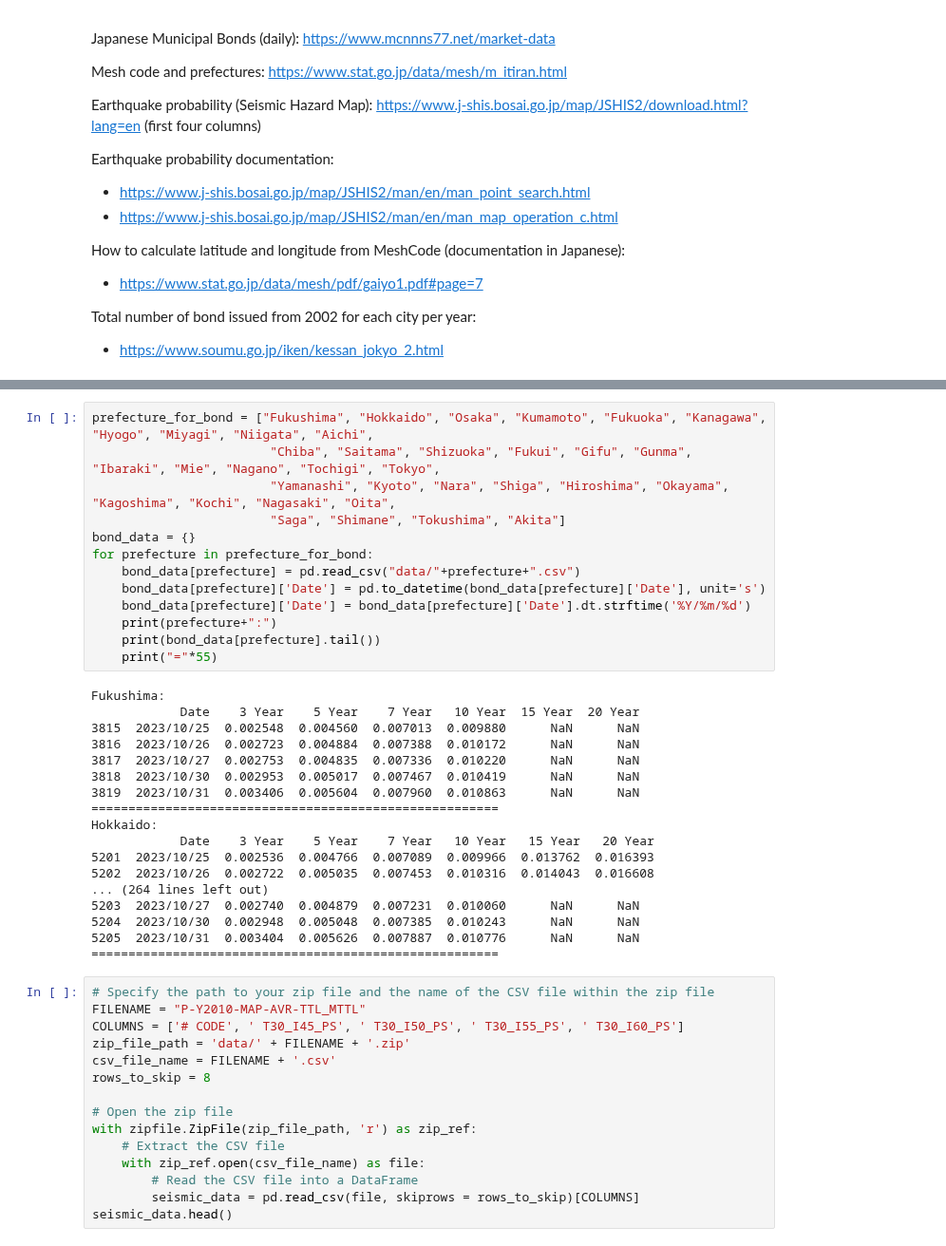
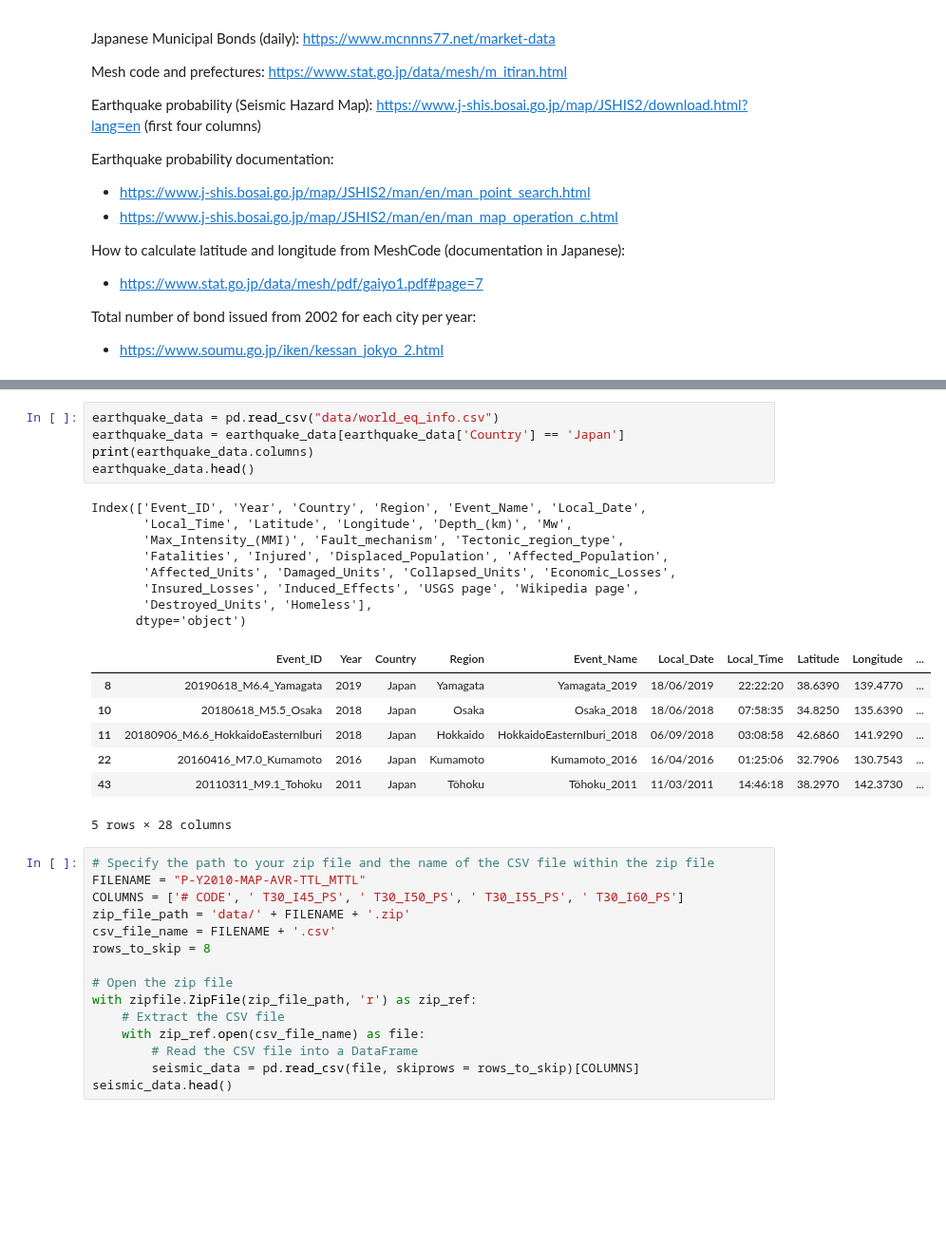
Before and after one commit to RussellzzZ/CausalInferenceDataScienceProject, a Jupyter notebook: data_project.ipynb, the cells around one changed output, grey strips where cells are left out. Shown at 95% size. Drawn from its saved outputs; the diff is of its cells as text; blank space fills up the shorter version.

```diff
--- a/data_project.ipynb
+++ b/data_project.ipynb
@@ -65,37 +65,27 @@ g.edge("earthquake", "Bond Yield")
 g
 # %% [output]
 [drawing not drawn]
-# %%
-prefecture_for_bond = ["Fukushima", "Hokkaido", "Osaka", "Kumamoto", "Fukuoka", "Kanagawa", "Hyogo", "Miyagi", "Niigata", "Aichi",
-                        "Chiba", "Saitama", "Shizuoka", "Fukui", "Gifu", "Gunma", "Ibaraki", "Mie", "Nagano", "Tochigi", "Tokyo",
-                        "Yamanashi", "Kyoto", "Nara", "Shiga", "Hiroshima", "Okayama", "Kagoshima", "Kochi", "Nagasaki", "Oita",
-                        "Saga", "Shimane", "Tokushima", "Akita"]
-bond_data = {}
-for prefecture in prefecture_for_bond:
-    bond_data[prefecture] = pd.read_csv("data/"+prefecture+".csv")
-    bond_data[prefecture]['Date'] = pd.to_datetime(bond_data[prefecture]['Date'], unit='s')
-    bond_data[prefecture]['Date'] = bond_data[prefecture]['Date'].dt.strftime('%Y/%m/%d')
-    print(prefecture+":")
-    print(bond_data[prefecture].tail())
-    print("="*55)
-# %% [output]
-Fukushima:
-            Date    3 Year    5 Year    7 Year   10 Year  15 Year  20 Year
-3815  2023/10/25  0.002548  0.004560  0.007013  0.009880      NaN      NaN
-3816  2023/10/26  0.002723  0.004884  0.007388  0.010172      NaN      NaN
-3817  2023/10/27  0.002753  0.004835  0.007336  0.010220      NaN      NaN
-3818  2023/10/30  0.002953  0.005017  0.007467  0.010419      NaN      NaN
-3819  2023/10/31  0.003406  0.005604  0.007960  0.010863      NaN      NaN
-=======================================================
-Hokkaido:
-            Date    3 Year    5 Year    7 Year   10 Year   15 Year   20 Year
-5201  2023/10/25  0.002536  0.004766  0.007089  0.009966  0.013762  0.016393
-5202  2023/10/26  0.002722  0.005035  0.007453  0.010316  0.014043  0.016608
-... (264 lines left out)
-5203  2023/10/27  0.002740  0.004879  0.007231  0.010060      NaN      NaN
-5204  2023/10/30  0.002948  0.005048  0.007385  0.010243      NaN      NaN
-5205  2023/10/31  0.003404  0.005626  0.007887  0.010776      NaN      NaN
-=======================================================
+# %%
+earthquake_data = pd.read_csv("data/world_eq_info.csv")
+earthquake_data = earthquake_data[earthquake_data['Country'] == 'Japan']
+print(earthquake_data.columns)
+earthquake_data.head()
+# %% [output]
+Index(['Event_ID', 'Year', 'Country', 'Region', 'Event_Name', 'Local_Date',
+       'Local_Time', 'Latitude', 'Longitude', 'Depth_(km)', 'Mw',
+       'Max_Intensity_(MMI)', 'Fault_mechanism', 'Tectonic_region_type',
+       'Fatalities', 'Injured', 'Displaced_Population', 'Affected_Population',
+       'Affected_Units', 'Damaged_Units', 'Collapsed_Units', 'Economic_Losses',
+       'Insured_Losses', 'Induced_Effects', 'USGS page', 'Wikipedia page',
+       'Destroyed_Units', 'Homeless'],
+      dtype='object')
+|  | Event_ID | Year | Country | Region | Event_Name | Local_Date | Local_Time | Latitude | Longitude | ... |
+| 8 | 20190618_M6.4_Yamagata | 2019 | Japan | Yamagata | Yamagata_2019 | 18/06/2019 | 22:22:20 | 38.6390 | 139.4770 | ... |
+| 10 | 20180618_M5.5_Osaka | 2018 | Japan | Osaka | Osaka_2018 | 18/06/2018 | 07:58:35 | 34.8250 | 135.6390 | ... |
+| 11 | 20180906_M6.6_HokkaidoEasternIburi | 2018 | Japan | Hokkaido | HokkaidoEasternIburi_2018 | 06/09/2018 | 03:08:58 | 42.6860 | 141.9290 | ... |
+| 22 | 20160416_M7.0_Kumamoto | 2016 | Japan | Kumamoto | Kumamoto_2016 | 16/04/2016 | 01:25:06 | 32.7906 | 130.7543 | ... |
+| 43 | 20110311_M9.1_Tohoku | 2011 | Japan | Tōhoku | Tōhoku_2011 | 11/03/2011 | 14:46:18 | 38.2970 | 142.3730 | ... |
+5 rows × 28 columns
 # %%
 # Specify the path to your zip file and the name of the CSV file within the zip file
 FILENAME = "P-Y2010-MAP-AVR-TTL_MTTL"
```
Also changed, not shown: parts of 10 cells of this notebook, 2 other files.
